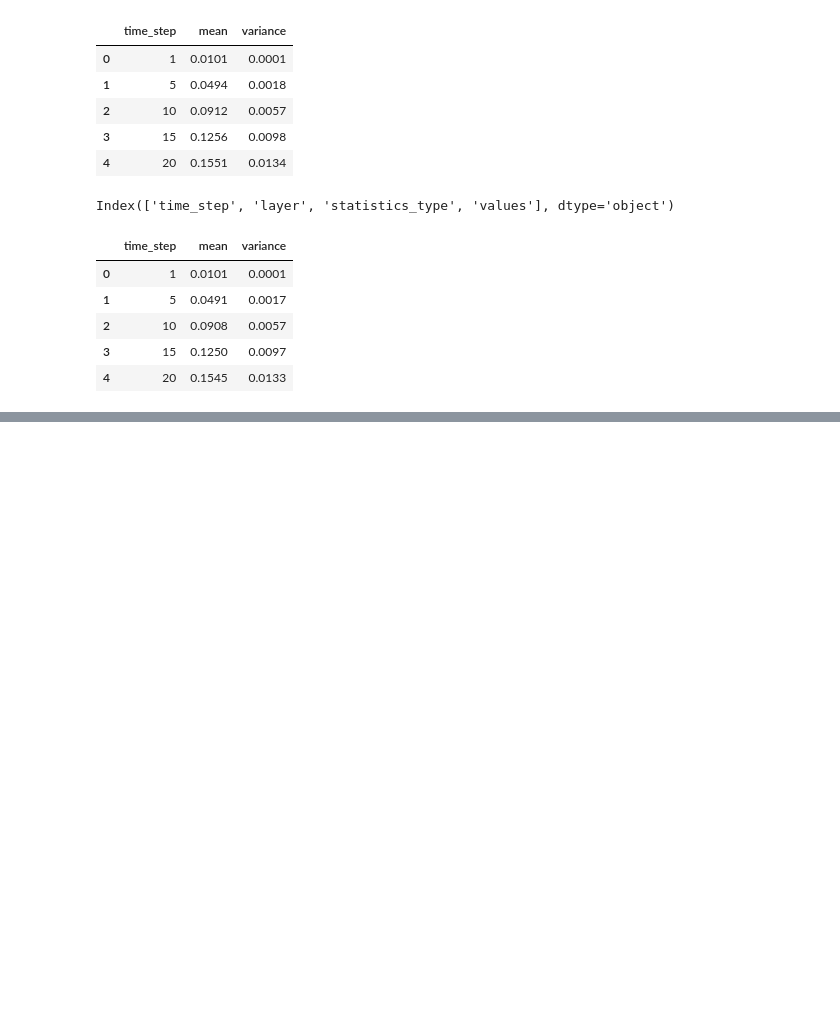
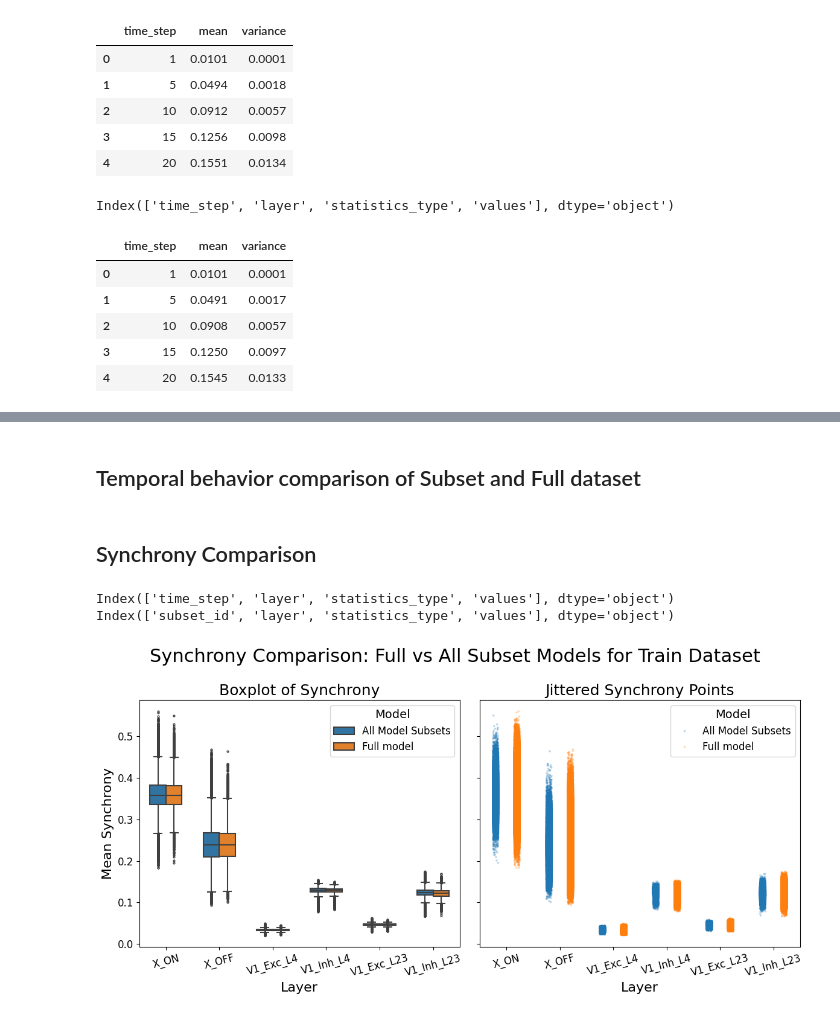
Before and after one commit to dbeinhauer/mcs-source, a Jupyter notebook: results_analysis_tools/analysis_overview.ipynb, the cells around one changed output, grey strips where cells are left out. Drawn from its saved outputs; the diff is of its cells as text; code cells hidden in the pictures; blank space fills up the shorter version.

Commit message:
All dataset analysis tools finalized

```diff
--- a/results_analysis_tools/analysis_overview.ipynb
+++ b/results_analysis_tools/analysis_overview.ipynb
@@ -342,0 +156,2 @@ Index(['time_step', 'layer', 'statistics_type', 'values'], dtype='object')
+# %% [markdown]
+## Temporal behavior comparison of Subset and Full dataset
@@ -342,0 +163,11 @@ Index(['time_step', 'layer', 'statistics_type', 'values'], dtype='object')
+# %% [markdown]
+## Synchrony Comparison
+# %%
+is_test = False
+filename = f"synchrony_comparison_subset_full_{"test" if is_test else "train"}.pdf"
+plot_data = result_analyzer.prepare_dataframe_for_plot(PlottingVariants.SUBSET_SYNCHRONY_TIME_BINS, is_test=is_test)
+ResultsPlotter.plot(plot_data, PlottingVariants.SUBSET_SYNCHRONY_TIME_BINS, is_test=is_test, save_fig=f"{PLOTING_DESTINATION}{filename}")
+# %% [output]
+Index(['time_step', 'layer', 'statistics_type', 'values'], dtype='object')
+Index(['subset_id', 'layer', 'statistics_type', 'values'], dtype='object')
+[figure, added]
```
Also changed, not shown: parts of 21 cells of this notebook, 9 other files.
